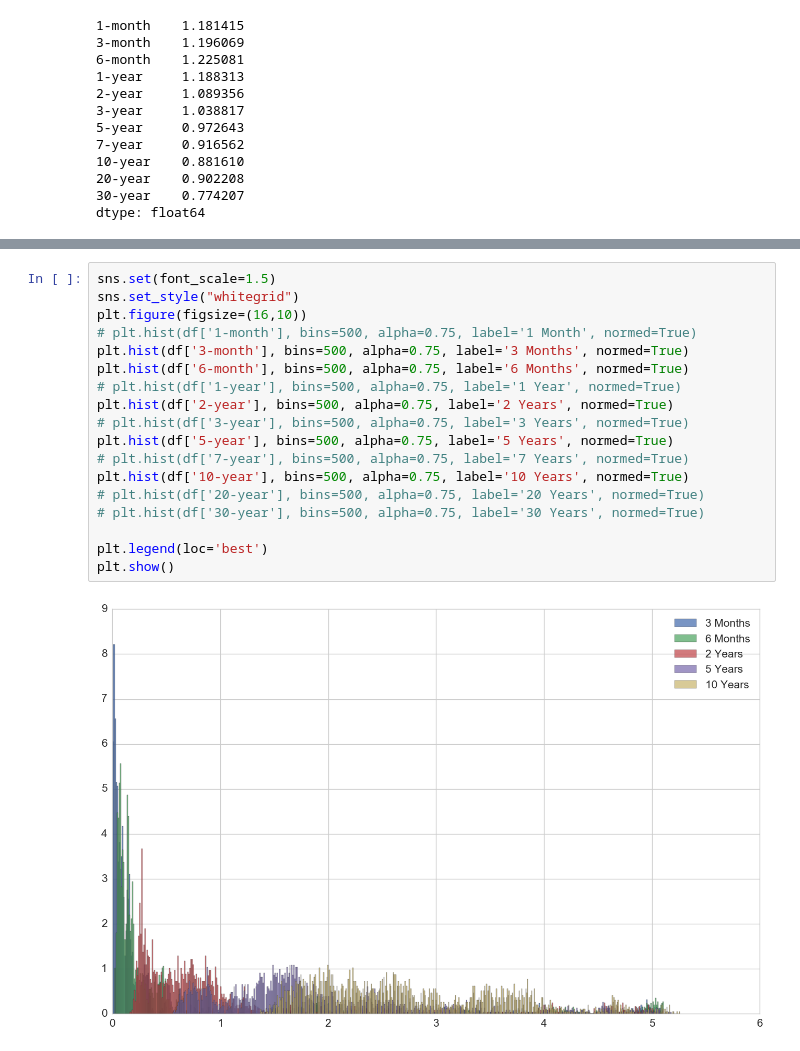
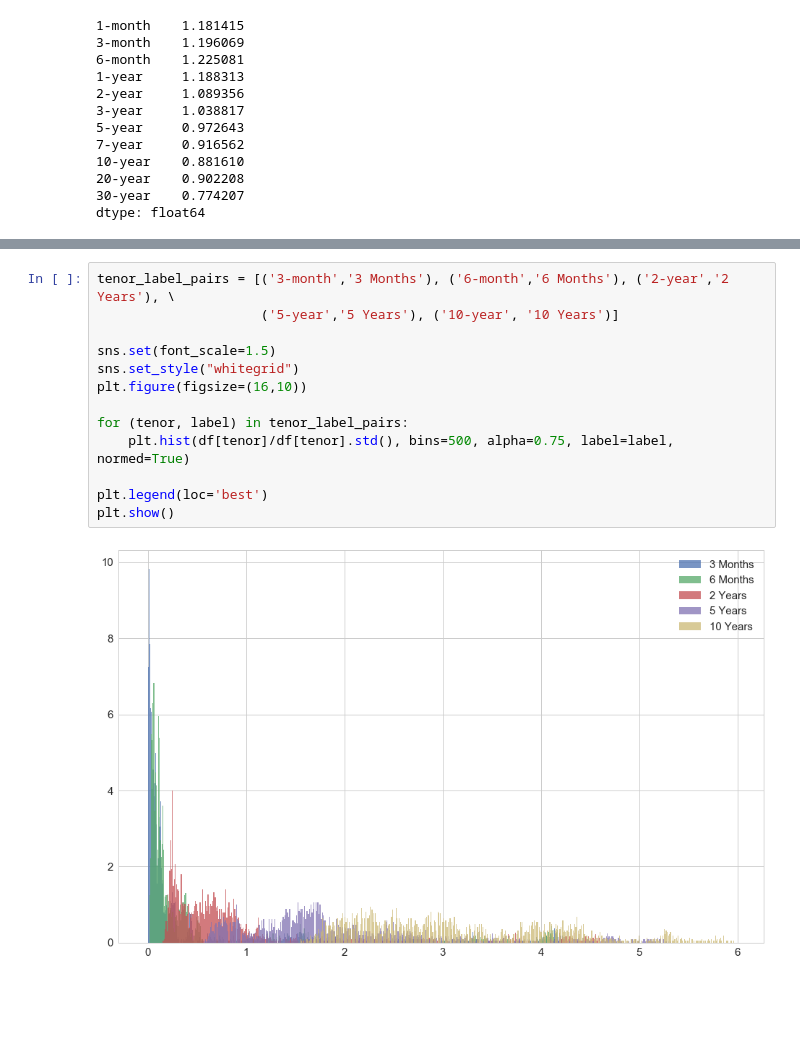
Before and after one commit to canelbiryol/Risk_Portfolio_Management, a Jupyter notebook: Homework2/Homework2.ipynb, the cells around one changed output, grey strips where cells are left out. Cells and saved outputs as stored; diff of their text form; blank space fills up the shorter version.

```diff
--- a/Homework2/Homework2.ipynb
+++ b/Homework2/Homework2.ipynb
@@ -418,23 +387,18 @@ To see what kind of distribution the interest rates follow we decided to plot a
-# %%
-sns.set(font_scale=1.5)
-sns.set_style("whitegrid")
-plt.figure(figsize=(16,10))
-# plt.hist(df['1-month'], bins=500, alpha=0.75, label='1 Month', normed=True)
-plt.hist(df['3-month'], bins=500, alpha=0.75, label='3 Months', normed=True)
-plt.hist(df['6-month'], bins=500, alpha=0.75, label='6 Months', normed=True)
-# plt.hist(df['1-year'], bins=500, alpha=0.75, label='1 Year', normed=True)
-plt.hist(df['2-year'], bins=500, alpha=0.75, label='2 Years', normed=True)
-# plt.hist(df['3-year'], bins=500, alpha=0.75, label='3 Years', normed=True)
-plt.hist(df['5-year'], bins=500, alpha=0.75, label='5 Years', normed=True)
-# plt.hist(df['7-year'], bins=500, alpha=0.75, label='7 Years', normed=True)
-plt.hist(df['10-year'], bins=500, alpha=0.75, label='10 Years', normed=True)
-# plt.hist(df['20-year'], bins=500, alpha=0.75, label='20 Years', normed=True)
-# plt.hist(df['30-year'], bins=500, alpha=0.75, label='30 Years', normed=True)
-
-plt.legend(loc='best')
-plt.show()
-# %% [output]
-[figure, removed]
+# %%
+tenor_label_pairs = [('3-month','3 Months'), ('6-month','6 Months'), ('2-year','2 Years'), \
+                     ('5-year','5 Years'), ('10-year', '10 Years')]
+
+sns.set(font_scale=1.5)
+sns.set_style("whitegrid")
+plt.figure(figsize=(16,10))
+
+for (tenor, label) in tenor_label_pairs:
+    plt.hist(df[tenor]/df[tenor].std(), bins=500, alpha=0.75, label=label, normed=True)
+
+plt.legend(loc='best')
+plt.show()
+# %% [output]
+[figure, added]
 # %% [markdown]
 The histogram of the various interest rates look similar to what you would expect from a log-normal distribution:
 
```
Also changed, not shown: parts of 29 cells of this notebook.
